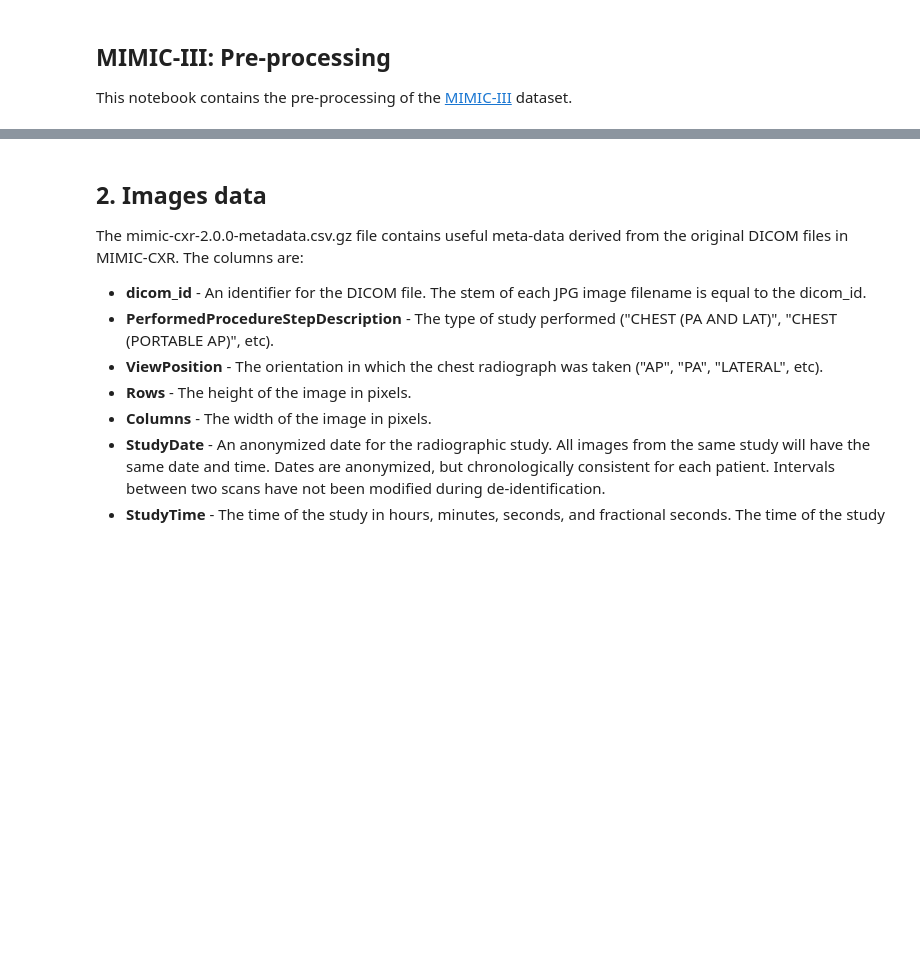
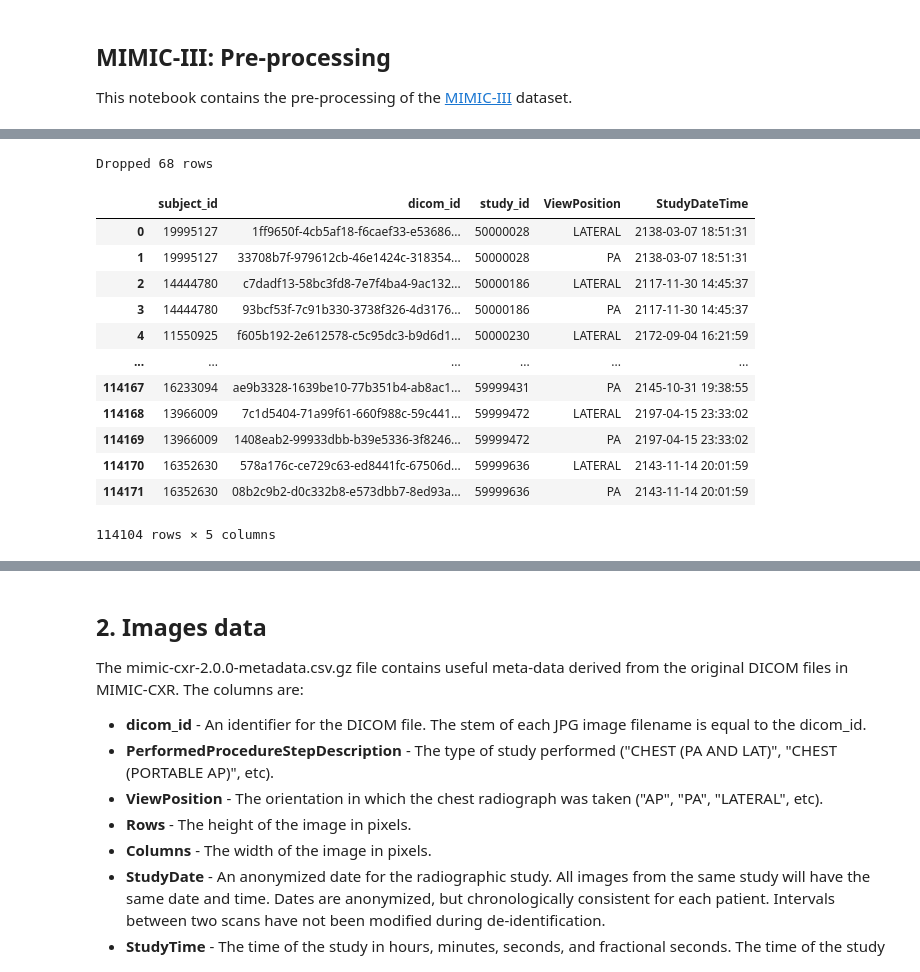
Before and after one commit to silviiaromanato/biomed-team4, a Jupyter notebook: multimodal/preprocessing.ipynb, the cells around one changed output, grey strips where cells are left out. Cells and saved outputs as stored; diff of their text form; code cells hidden in the pictures; blank space fills up the shorter version.

```diff
--- a/multimodal/preprocessing.ipynb
+++ b/multimodal/preprocessing.ipynb
@@ -88,0 +92,38 @@ table
+# %%
+metadata_time = pd.DataFrame(columns=['subject_id', 'StudyDate', 'StudyTime', 'dicom_id', 'study_id', 'ViewPosition'])
+# We only keep the columns subject_id, StudyDate, StudyTime, dicom_id, study_id
+metadata_time['dicom_id'] = metadata['dicom_id']
+metadata_time['study_id'] = metadata['study_id']
+metadata_time['ViewPosition'] = metadata['ViewPosition']
+metadata_time['subject_id'] = metadata['subject_id']
+# The study data is in the form YYYYMMDD, we need to convert it to DateTime
+metadata_time['StudyDate'] = pd.to_datetime(metadata['StudyDate'], format='%Y%m%d').dt.date
+# Studytime is in the form HHMMSS.SSS or HHMMSS or HHMMSS.SS or HHMMSS.S, remove the fraction of seconds, round to the nearest second, it is a numpy float
+metadata_time['StudyTime'] = metadata['StudyTime'].astype(str).str.split('.').str[0]
+metadata_time['StudyTime'] = pd.to_datetime(metadata['StudyTime'], format='%H%M%S', errors='coerce').dt.time
+
+old_len = len(metadata_time)
+#Drop rows where either StudyDate or StudyTime is NaT
+metadata_time = metadata_time.dropna(subset=['StudyDate', 'StudyTime'])
+new_len = len(metadata_time)
+print(f'Dropped {old_len - new_len} rows')
+# Now combine the date and time into one column as DateTime
+metadata_time['StudyDateTime'] = pd.to_datetime(metadata_time['StudyDate'].astype(str) + ' ' + metadata_time['StudyTime'].astype(str))
+# Drop the columns StudyDate and StudyTime
+metadata_time = metadata_time.drop(columns=['StudyDate', 'StudyTime'])
+metadata_time
+# %% [output]
+Dropped 68 rows
+|  | subject_id | dicom_id | study_id | ViewPosition | StudyDateTime |
+| 0 | 19995127 | 1ff9650f-4cb5af18-f6caef33-e53686... | 50000028 | LATERAL | 2138-03-07 18:51:31 |
+| 1 | 19995127 | 33708b7f-979612cb-46e1424c-318354... | 50000028 | PA | 2138-03-07 18:51:31 |
+| 2 | 14444780 | c7dadf13-58bc3fd8-7e7f4ba4-9ac132... | 50000186 | LATERAL | 2117-11-30 14:45:37 |
+| 3 | 14444780 | 93bcf53f-7c91b330-3738f326-4d3176... | 50000186 | PA | 2117-11-30 14:45:37 |
+| 4 | 11550925 | f605b192-2e612578-c5c95dc3-b9d6d1... | 50000230 | LATERAL | 2172-09-04 16:21:59 |
+| ... | ... | ... | ... | ... | ... |
+| 114167 | 16233094 | ae9b3328-1639be10-77b351b4-ab8ac1... | 59999431 | PA | 2145-10-31 19:38:55 |
+| 114168 | 13966009 | 7c1d5404-71a99f61-660f988c-59c441... | 59999472 | LATERAL | 2197-04-15 23:33:02 |
+| 114169 | 13966009 | 1408eab2-99933dbb-b39e5336-3f8246... | 59999472 | PA | 2197-04-15 23:33:02 |
+| 114170 | 16352630 | 578a176c-ce729c63-ed8441fc-67506d... | 59999636 | LATERAL | 2143-11-14 20:01:59 |
+| 114171 | 16352630 | 08b2c9b2-d0c332b8-e573dbb7-8ed93a... | 59999636 | PA | 2143-11-14 20:01:59 |
+114104 rows × 5 columns
```
Also changed, not shown: parts of 24 cells of this notebook, 1 other file.
